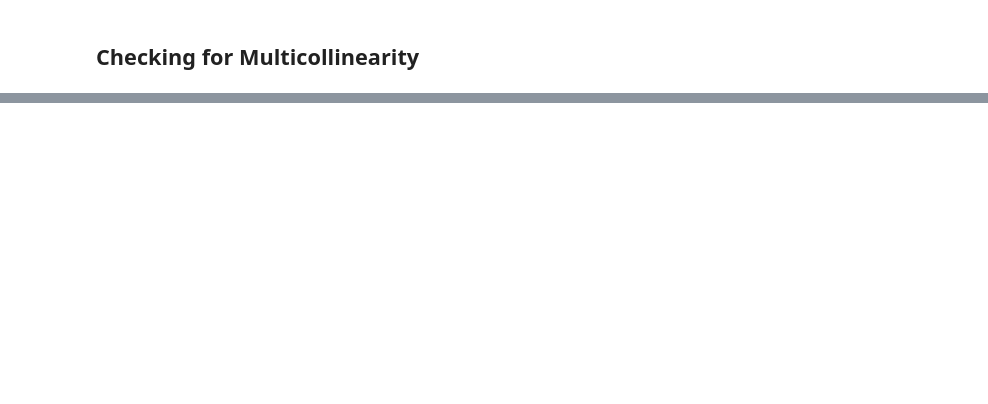
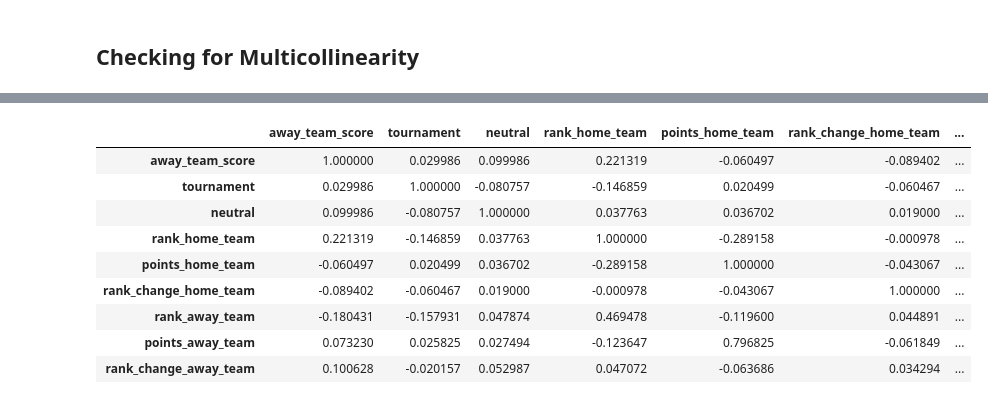
Before and after one commit to nchebet09/Naomi-s-Week-6-IP, a Jupyter notebook: Naomi's_Week_6_IP.ipynb, the cells around one changed output, grey strips where cells are left out. Saved outputs shown, nothing was run; the diff lists cells and outputs as text; code cells hidden in the pictures; blank space fills up the shorter version.

```diff
--- a/Naomi's_Week_6_IP.ipynb
+++ b/Naomi's_Week_6_IP.ipynb
@@ -738,0 +774,5 @@ Observations: most of the variables are not correlated to each other, but we hav
+# %%
+# we first need to encode tournament, we will do that using label encoding as shown below
+
+final_merge['tournament'] = final_merge['tournament'].cat.codes
+final_merge.head()
@@ -740,0 +924,10 @@ Observations: most of the variables are not correlated to each other, but we hav
+# %%
+# Task: Figure out the home team's perspective if the game is a win, lose or Draw(W,L,D)
+# Here we need to create a new feature that holds W,L,D values
+
+# for a win, home_score_diff > 0
+# for a loss, home_score_diff < 0
+# for a draw, home_score_diff = 0
+
+final_merge['home_score_diff'] = final_merge['home_team_score'] - final_merge['away_team_score']
+final_merge.head()
@@ -790,0 +1042,6 @@ plt.show()
+# %%
+# first, let's encode the neutral column using label encoding
+
+final_merge['neutral'] = final_merge['neutral'].astype('category')
+final_merge['neutral'] = final_merge['neutral'].cat.codes
+final_merge.head()
@@ -790,0 +1055,4 @@ plt.show()
+# %%
+# dropping columns that we wont need to check for multicollineality
+
+final_merge.drop(['home_team', 'away_team','year_month', 'home_score_diff' ], axis=1, inplace = True)
@@ -790,0 +1068,17 @@ plt.show()
+# %%
+# Assuming our dependent variable is home_team_score, we will focus on the other variables as our independent variables
+# let's first check for the correlation of the independent variables
+
+correlations = final_merge.iloc[:, 1:10].corr()
+correlations
+# %% [output]
+|  | away_team_score | tournament | neutral | rank_home_team | points_home_team | rank_change_home_team | ... |
+| away_team_score | 1.000000 | 0.029986 | 0.099986 | 0.221319 | -0.060497 | -0.089402 | ... |
+| tournament | 0.029986 | 1.000000 | -0.080757 | -0.146859 | 0.020499 | -0.060467 | ... |
+| neutral | 0.099986 | -0.080757 | 1.000000 | 0.037763 | 0.036702 | 0.019000 | ... |
+| rank_home_team | 0.221319 | -0.146859 | 0.037763 | 1.000000 | -0.289158 | -0.000978 | ... |
+| points_home_team | -0.060497 | 0.020499 | 0.036702 | -0.289158 | 1.000000 | -0.043067 | ... |
+| rank_change_home_team | -0.089402 | -0.060467 | 0.019000 | -0.000978 | -0.043067 | 1.000000 | ... |
+| rank_away_team | -0.180431 | -0.157931 | 0.047874 | 0.469478 | -0.119600 | 0.044891 | ... |
+| points_away_team | 0.073230 | 0.025825 | 0.027494 | -0.123647 | 0.796825 | -0.061849 | ... |
+| rank_change_away_team | 0.100628 | -0.020157 | 0.052987 | 0.047072 | -0.063686 | 0.034294 | ... |
```
Also changed, not shown: parts of 34 cells of this notebook.
